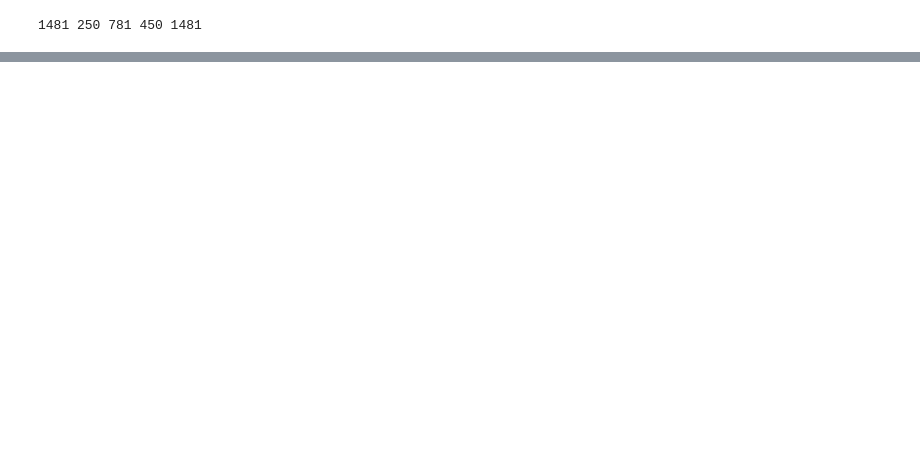
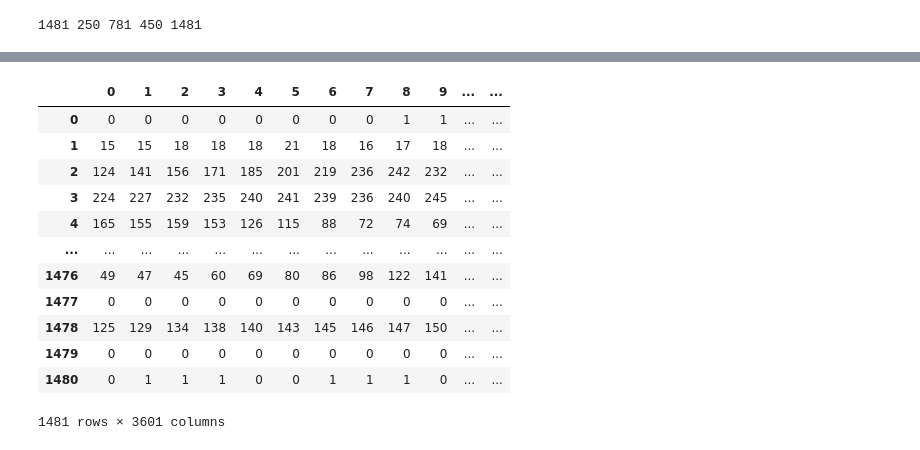
Before and after one commit to JavierGilRodriguez/ProyectoSI, a Jupyter notebook: Proyecto.ipynb, the cells around one changed output, grey strips where cells are left out. Cells and saved outputs as stored; diff of their text form; code cells hidden in the pictures; blank space fills up the shorter version.

```diff
--- a/Proyecto.ipynb
+++ b/Proyecto.ipynb
@@ -73,0 +74,25 @@ plt.imshow(u9, "gray"), plt.axis("off")
+# %%
+import pandas as pd
+
+x_numpy = np.array(x_data)
+
+x_numpy = x_numpy.reshape(x_numpy.shape[0], (x_numpy.shape[1]*x_numpy.shape[2]))
+
+df = pd.DataFrame(x_numpy)
+df["Tipo"] = y_data
+
+df
+# %% [output]
+|  | 0 | 1 | 2 | 3 | 4 | 5 | 6 | 7 | 8 | 9 | ... | ... |
+| 0 | 0 | 0 | 0 | 0 | 0 | 0 | 0 | 0 | 1 | 1 | ... | ... |
+| 1 | 15 | 15 | 18 | 18 | 18 | 21 | 18 | 16 | 17 | 18 | ... | ... |
+| 2 | 124 | 141 | 156 | 171 | 185 | 201 | 219 | 236 | 242 | 232 | ... | ... |
+| 3 | 224 | 227 | 232 | 235 | 240 | 241 | 239 | 236 | 240 | 245 | ... | ... |
+| 4 | 165 | 155 | 159 | 153 | 126 | 115 | 88 | 72 | 74 | 69 | ... | ... |
+| ... | ... | ... | ... | ... | ... | ... | ... | ... | ... | ... | ... | ... |
+| 1476 | 49 | 47 | 45 | 60 | 69 | 80 | 86 | 98 | 122 | 141 | ... | ... |
+| 1477 | 0 | 0 | 0 | 0 | 0 | 0 | 0 | 0 | 0 | 0 | ... | ... |
+| 1478 | 125 | 129 | 134 | 138 | 140 | 143 | 145 | 146 | 147 | 150 | ... | ... |
+| 1479 | 0 | 0 | 0 | 0 | 0 | 0 | 0 | 0 | 0 | 0 | ... | ... |
+| 1480 | 0 | 1 | 1 | 1 | 0 | 0 | 1 | 1 | 1 | 0 | ... | ... |
+1481 rows × 3601 columns
```
Also changed, not shown: parts of 11 cells of this notebook.
